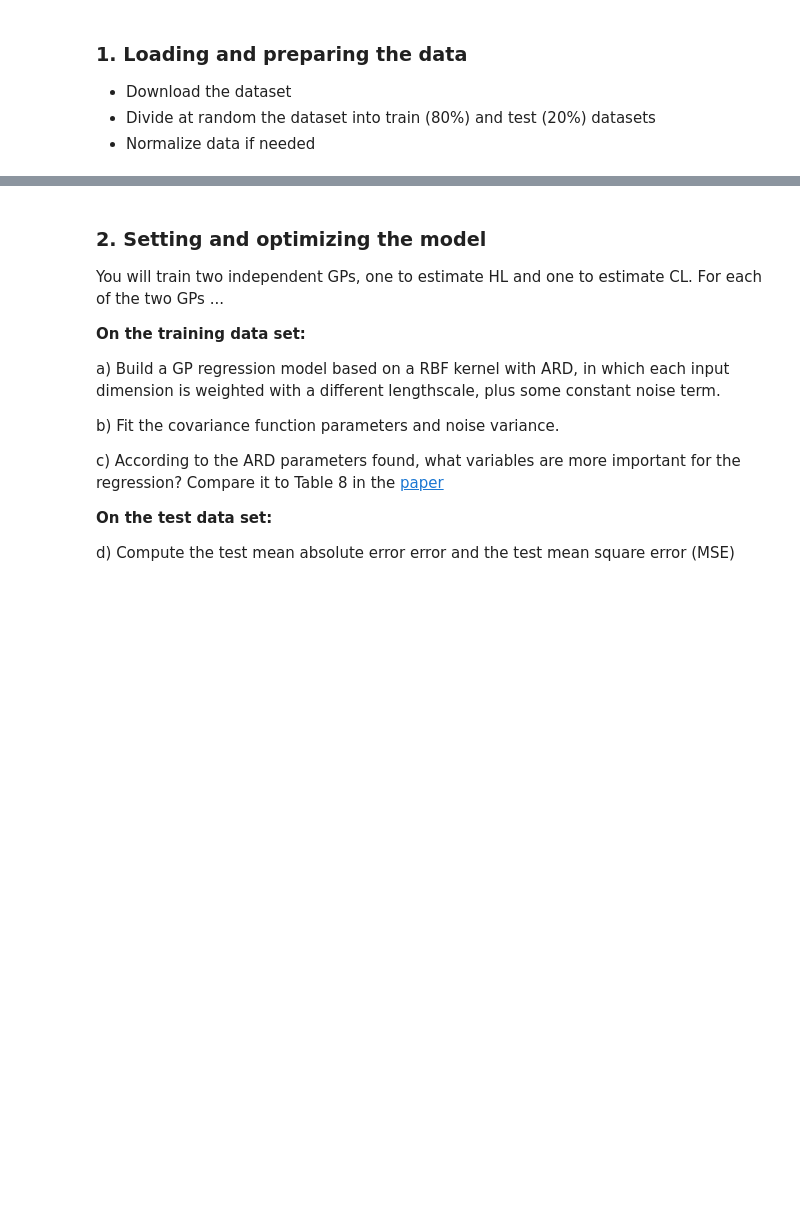
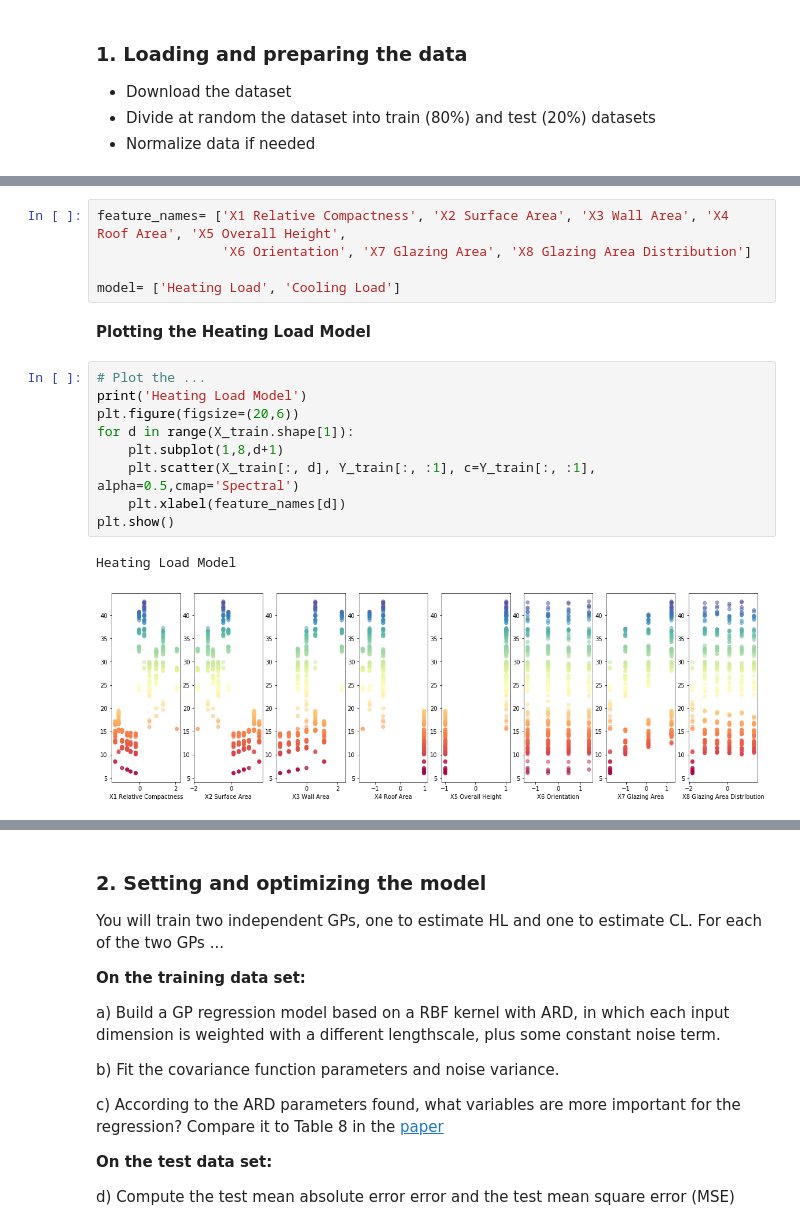
Before and after one commit to ikerarana/Machine-Learning-Notebooks, a Jupyter notebook: Curso Machine Learning UC3M Python/Week 13 - Homework 4/Homework_4_Gaussian_Process.ipynb, the cells around one changed output, grey strips where cells are left out. Cells and saved outputs as stored; diff of their text form; blank space fills up the shorter version.

```diff
--- a/Curso Machine Learning UC3M Python/Week 13 - Homework 4/Homework_4_Gaussian_Process.ipynb
+++ b/Curso Machine Learning UC3M Python/Week 13 - Homework 4/Homework_4_Gaussian_Process.ipynb
@@ -143,0 +106,19 @@ StandardScaler(copy=True, with_mean=True, with_std=True)
+# %%
+feature_names= ['X1 Relative Compactness', 'X2 Surface Area', 'X3 Wall Area', 'X4 Roof Area', 'X5 Overall Height',
+                'X6 Orientation', 'X7 Glazing Area', 'X8 Glazing Area Distribution']
+
+model= ['Heating Load', 'Cooling Load']
+# %% [markdown]
+**Plotting the Heating Load Model**
+# %%
+# Plot the ...
+print('Heating Load Model')
+plt.figure(figsize=(20,6))
+for d in range(X_train.shape[1]):
+    plt.subplot(1,8,d+1)
+    plt.scatter(X_train[:, d], Y_train[:, :1], c=Y_train[:, :1], alpha=0.5,cmap='Spectral')
+    plt.xlabel(feature_names[d])
+plt.show()
+# %% [output]
+Heating Load Model
+[figure, added]
```
Also changed, not shown: parts of 147 cells of this notebook.
